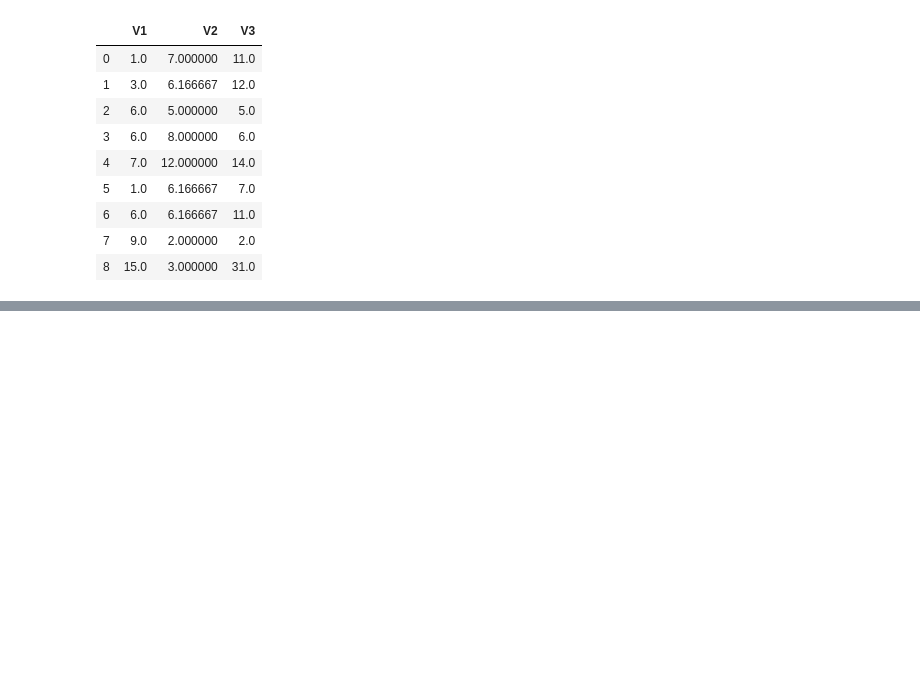
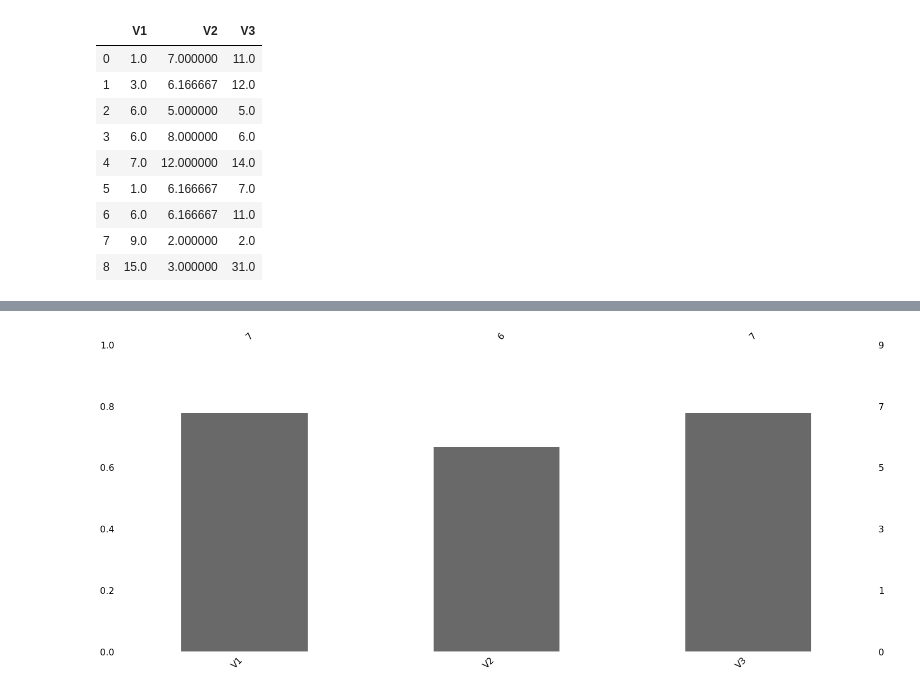
Before and after one commit to mertorelio/machine_learning_notes, a Jupyter notebook: 3.Eksik Gözlem.ipynb, the cells around one changed output, grey strips where cells are left out. Cells and saved outputs as stored; diff of their text form; code cells hidden in the pictures; blank space fills up the shorter version.

```diff
--- a/3.Eksik Gözlem.ipynb
+++ b/3.Eksik Gözlem.ipynb
@@ -149,0 +170,4 @@ df.apply(lambda x: x.fillna(x.mean()),axis = 0) #her bir değişkeni yakaladığ
+# %%
+msno.bar(df);
+# %% [output]
+[figure, added]
```
Also changed, not shown: parts of 9 cells of this notebook, 5 other files.
